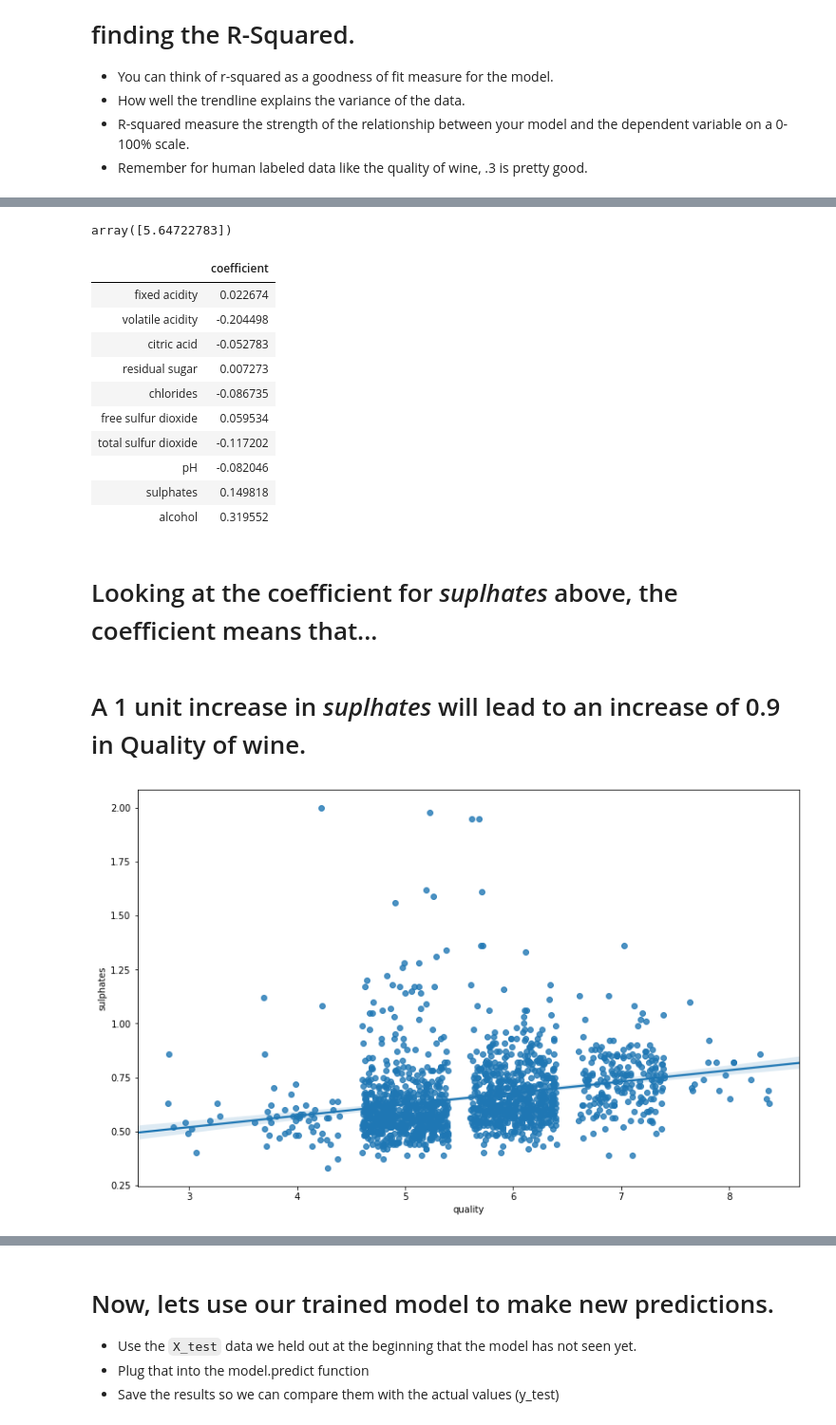
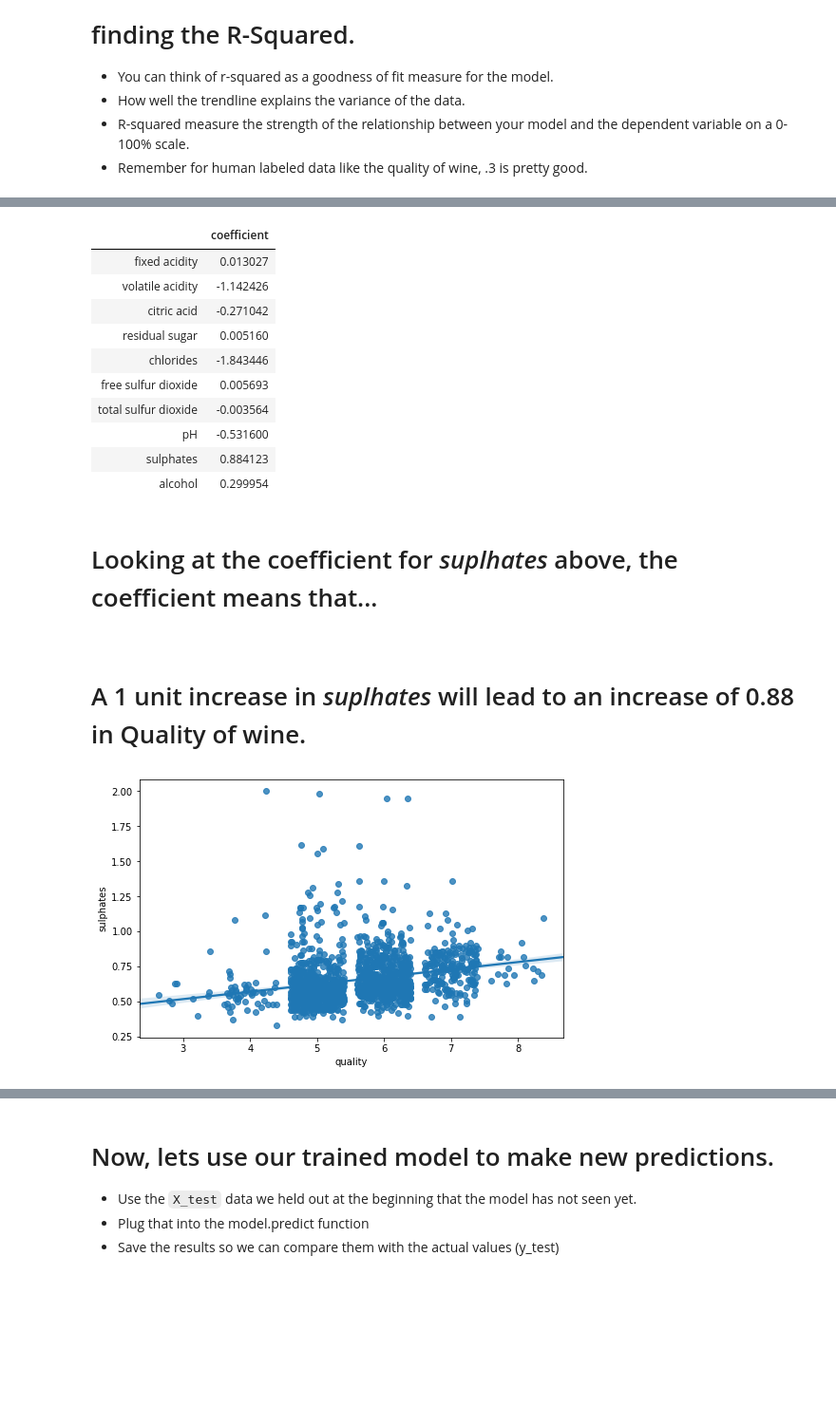
Before and after one commit to zd123/Linear-Regression-Lesson, a Jupyter notebook: linear-regression-walkthrough.ipynb, the cells around one changed output, grey strips where cells are left out. Shown at 95% size. Cells and saved outputs as stored; diff of their text form; code cells hidden in the pictures; blank space fills up the shorter version.

Commit message:
updating data files and notebooks

```diff
--- a/linear-regression-walkthrough.ipynb
+++ b/linear-regression-walkthrough.ipynb
@@ -36,7 +45,7 @@ from sklearn.preprocessing import StandardScaler
 # Lets have a look at our data
 # %%
 # READ IN THE DATA USING PANDAS
-df = pd.read_csv('data/winequality-red.csv', sep=';')
+df = pd.read_csv('data/winequality-red.csv')
 
 # DISPLAY THE FIRST 5 ROWS
 df.head()
@@ -58,13 +112,5 @@ It is a common practice to denote the input features with `X` and targets with `
 # %%
-from sklearn.preprocessing import StandardScaler
-scaler = StandardScaler()
-scaler.fit(df[features])
-
-df[features] = scaler.transform(df[features])
-
-
-
-# OUR THINGS AKA INPUT FEATURES ARE OUR EXPLANATORY VARIABLES
+# OUR THINGS AKA FEATURES ARE OUR EXPLANATORY VARIABLES
 # THESE ARE WHAT WE ARE GOING TO USE TO PREDICT THE QUALITY OF THE WINE
 features = ['fixed acidity', 'volatile acidity', 'citric acid', 'residual sugar',
                'chlorides', 'free sulfur dioxide', 'total sulfur dioxide',
@@ -138,32 +189,35 @@ ___
-# %%
-model.intercept_
-
-# If you were to look at a wine that had 0 for all the feature inputs,
-# the prediction would be the y-intercept.
-# %% [output]
-array([5.64722783])
-# %%
-coefficients = pd.DataFrame(model.coef_, columns=features).T
-
-coefficients.columns = ['coefficient']
-
-coefficients
-# %% [output]
-|  | coefficient |
-| fixed acidity | 0.022674 |
-| volatile acidity | -0.204498 |
-| citric acid | -0.052783 |
-| residual sugar | 0.007273 |
-| chlorides | -0.086735 |
-| free sulfur dioxide | 0.059534 |
-| total sulfur dioxide | -0.117202 |
-| pH | -0.082046 |
-| sulphates | 0.149818 |
-| alcohol | 0.319552 |
+# %%
+# GET THE COEFFICIENT VALUES FROM THE MODEL
+coefficient_values = model.coef_
+
+# MAKE A DATA FRAME OUT OF THE VALUES AND THEIR COLUMN NAMES
+df_coefficients = pd.DataFrame(coefficient_values, columns=features).T
+
+# RENAME THE COLUMN FROM 0 TO COEFFICIENT
+df_coefficients.columns = ['coefficient']
+
+# DISPLAY THE DATA FRAME
+df_coefficients
+# %% [output]
+|  | coefficient |
+| fixed acidity | 0.013027 |
+| volatile acidity | -1.142426 |
+| citric acid | -0.271042 |
+| residual sugar | 0.005160 |
+| chlorides | -1.843446 |
+| free sulfur dioxide | 0.005693 |
+| total sulfur dioxide | -0.003564 |
+| pH | -0.531600 |
+| sulphates | 0.884123 |
+| alcohol | 0.299954 |
 # %% [markdown]
-# Looking at the coefficient for _suplhates_ above, the coefficient means that... <br><br> A 1 unit increase in _suplhates_ will lead to an increase of 0.9 in Quality of wine.
+# Looking at the coefficient for _suplhates_ above, the coefficient means that... <br><br>
+# A 1 unit increase in _suplhates_ will lead to an increase of 0.88 in Quality of wine.
 # %%
-plt.figure(figsize=(13,8))
+plt.figure(figsize=(8,5))
+
+# USE SEABORN REGPLOT TO PLOT THE LINEAR RELATIONSHIP AND TRENDLINE
+# OF SULPHATES IN RELATION TO QUALITY
 sns.regplot(x='quality', y='sulphates', data=df, x_jitter=0.4);
 # %% [output]
-[figure, old version]
+[figure, new version]
```
Also changed, not shown: parts of 31 cells of this notebook, 3 other files.
